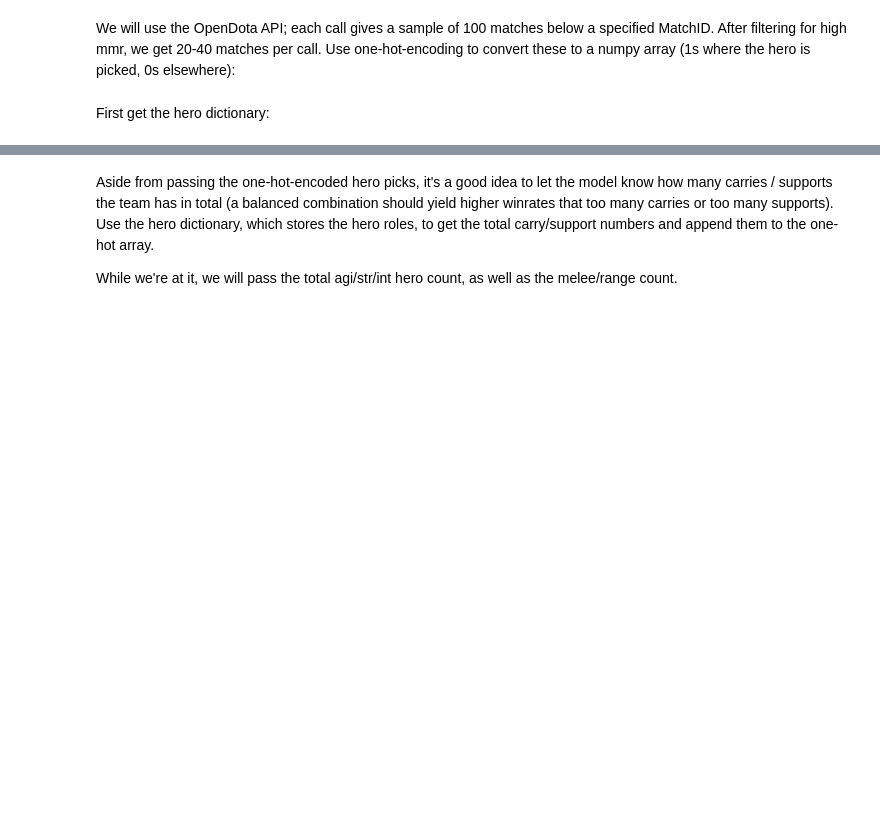
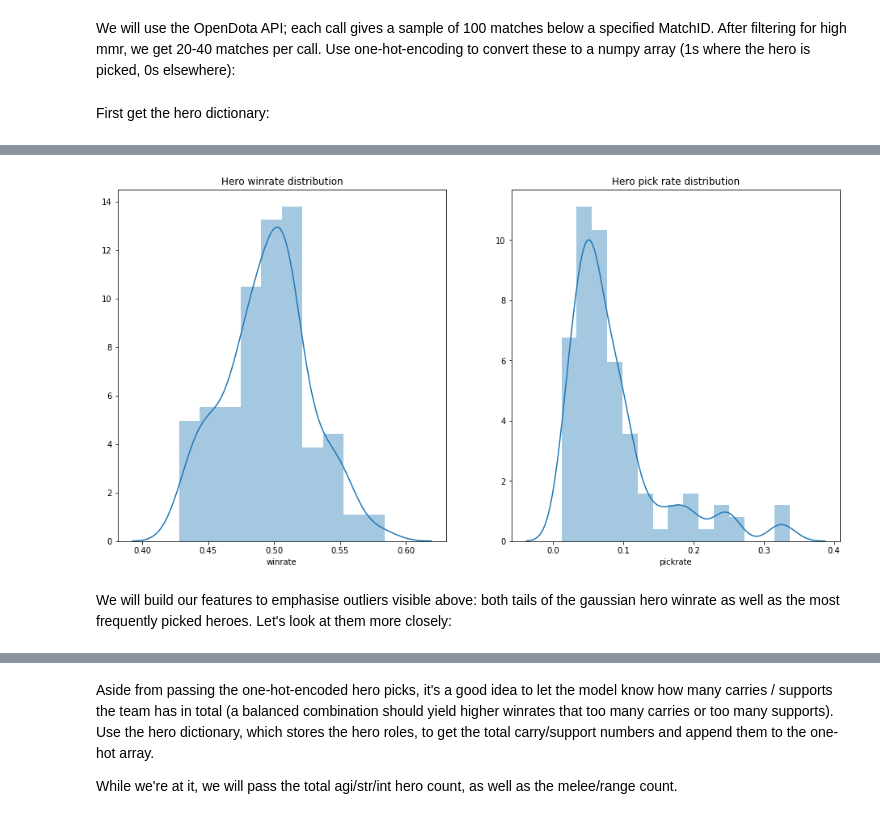
Before and after one commit to GintasKam/dota_outcome_prediction, a Jupyter notebook: Data_mining_and_preprocessing.ipynb, the cells around one changed output, grey strips where cells are left out. Cells and saved outputs as stored; diff of their text form; code cells hidden in the pictures; blank space fills up the shorter version.

```diff
--- a/Data_mining_and_preprocessing.ipynb
+++ b/Data_mining_and_preprocessing.ipynb
@@ -115,0 +120,6 @@ save_data(y,'y_total')
+# %%
+X,y = import_the_data()
+X = X.toarray()
+X_train, X_test, y_train, y_test = train_test_split(X,y, test_size = 0.2, random_state = 42)
+print('X_train shape:', X_train.shape)
+X,y = X_train, y_train
@@ -115,0 +128,25 @@ save_data(y,'y_total')
+# %%
+def winrate_and_popularity(idx):
+    # Given the index 0-116, output the winrate and number of games played
+    wins = 0
+    losses = 0
+    for i in range(X.shape[0]):
+        if X[i,idx] == 1 and y[i] == 1:
+            wins += 1
+        if X[i,idx] == 1 and y[i] == 0:
+            losses += 1
+        if X[i,idx+116] == 1 and y[i] == 1:
+            losses += 1
+        if X[i,idx+116] == 1 and y[i] == 0:
+            wins += 1
+    winrate = wins / (wins + losses)
+    total_games = wins + losses
+    return winrate, total_games
+# %%
+winrates = []
+games = []
+
+for i in tqdm_notebook(range(len(hero_df))):
+    winrate, total_games = winrate_and_popularity(i)
+    winrates.append(winrate)
+    games.append(total_games)
@@ -115,0 +155,18 @@ save_data(y,'y_total')
+# %%
+# Add hero winrates and pickrates to the hero dictionary
+
+hero_df['winrate'] = pd.Series(winrates)
+hero_df['pickrate'] = pd.Series(games)
+hero_df['pickrate'] /= X.shape[0]
+# %%
+plt.figure(figsize=(16,8))
+plt.subplot(1,2,1)
+sns.distplot(hero_df['winrate'])
+plt.title('Hero winrate distribution')
+plt.subplot(1,2,2)
+sns.distplot(hero_df['pickrate'])
+plt.title('Hero pick rate distribution');
+# %% [output]
+[figure, added]
+# %% [markdown]
+We will build our features to emphasise outliers visible above: both tails of the gaussian hero winrate as well as the most frequently picked heroes. Let's look at them more closely:
```
Also changed, not shown: parts of 15 cells of this notebook.
